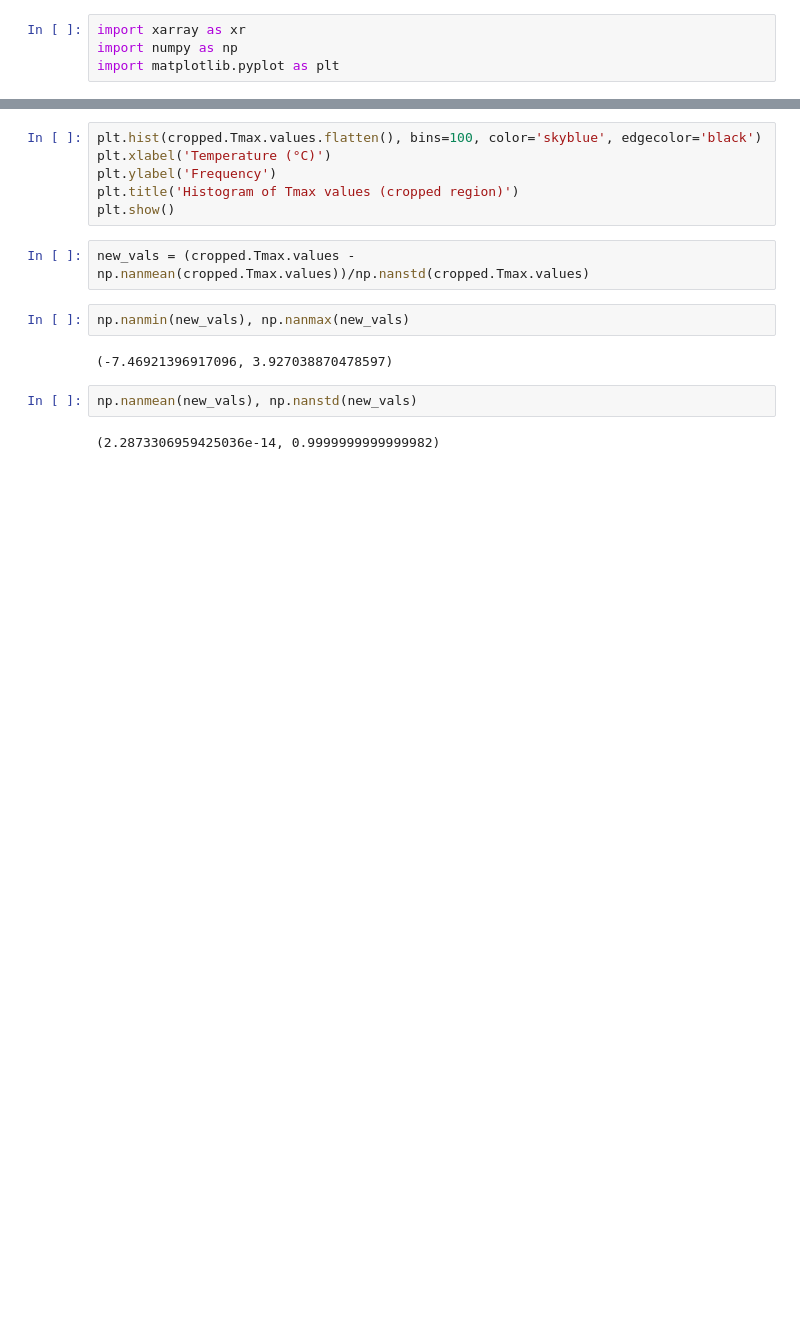
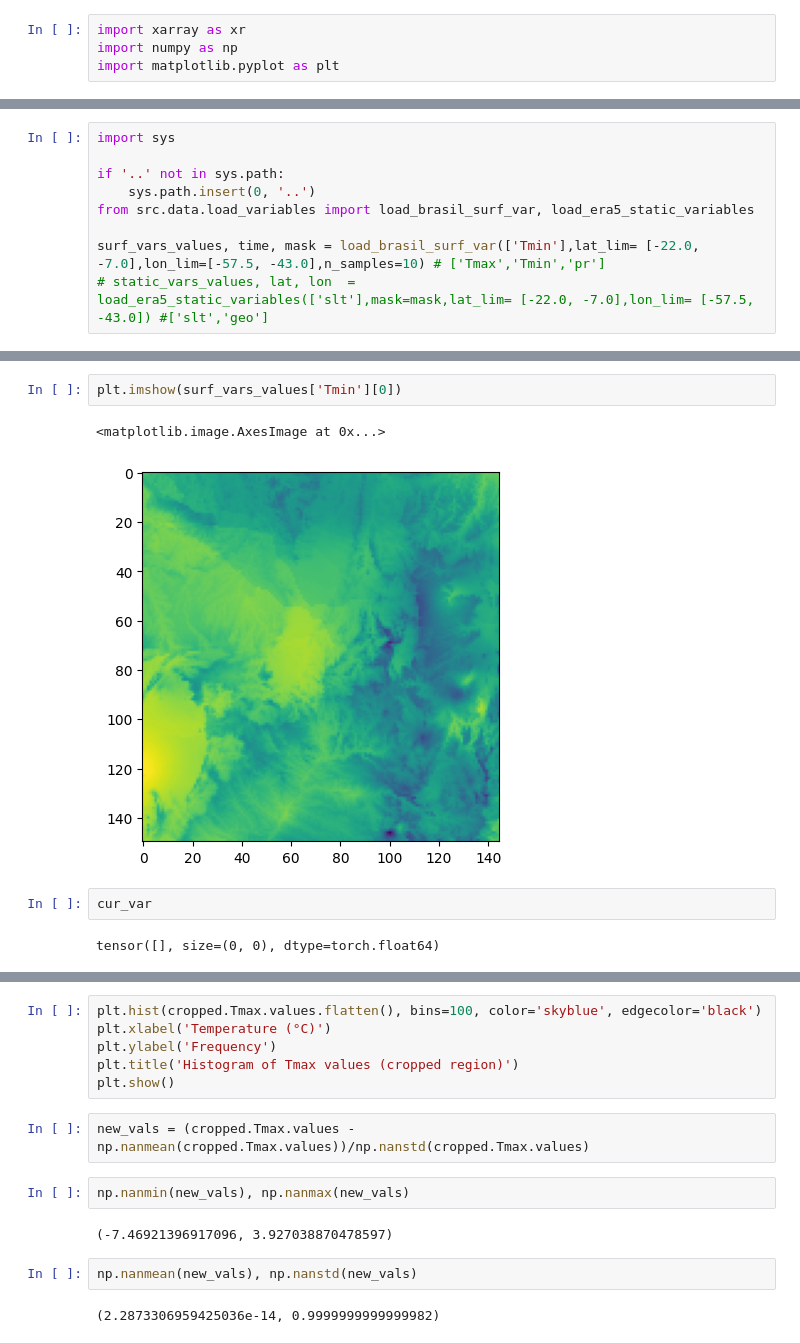
Before and after one commit to Green-AI-Lab-GAIA/climate-clustering, a Jupyter notebook: notebooks/mato_grosso.ipynb, the cells around one changed output, grey strips where cells are left out. Drawn from its saved outputs; the diff is of its cells as text; blank space fills up the shorter version.

```diff
--- a/notebooks/mato_grosso.ipynb
+++ b/notebooks/mato_grosso.ipynb
@@ -34,0 +34,9 @@ plt.show()
+# %%
+import sys
+
+if '..' not in sys.path:
+    sys.path.insert(0, '..')
+from src.data.load_variables import load_brasil_surf_var, load_era5_static_variables
+
+surf_vars_values, time, mask = load_brasil_surf_var(['Tmin'],lat_lim= [-22.0, -7.0],lon_lim=[-57.5, -43.0],n_samples=10) # ['Tmax','Tmin','pr']
+# static_vars_values, lat, lon  = load_era5_static_variables(['slt'],mask=mask,lat_lim= [-22.0, -7.0],lon_lim= [-57.5, -43.0]) #['slt','geo']
@@ -34,0 +84,9 @@ plt.show()
+# %%
+plt.imshow(surf_vars_values['Tmin'][0])
+# %% [output]
+<matplotlib.image.AxesImage at 0x...>
+[figure, added]
+# %%
+cur_var
+# %% [output]
+tensor([], size=(0, 0), dtype=torch.float64)
```
Also changed, not shown: parts of 5 cells of this notebook.
